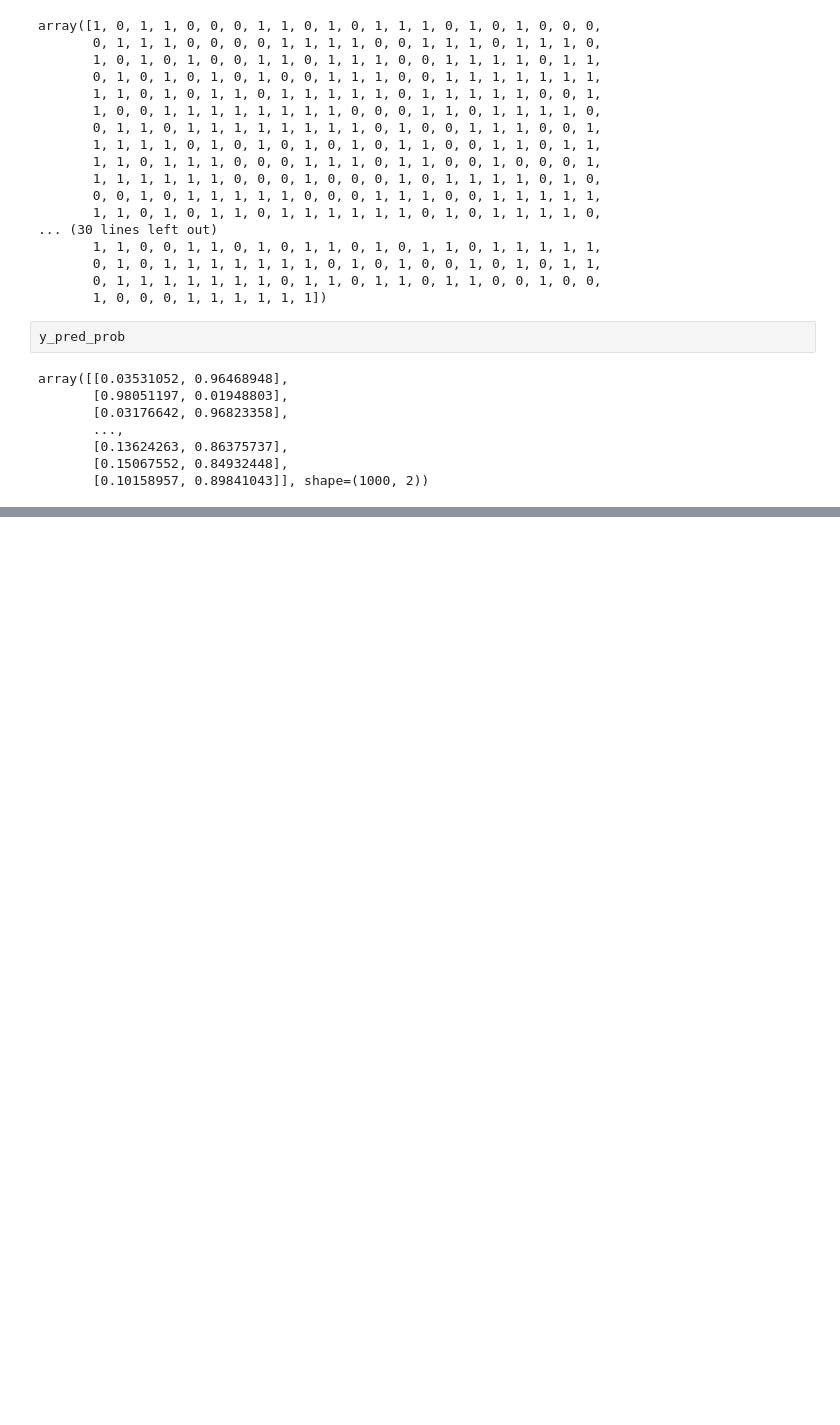
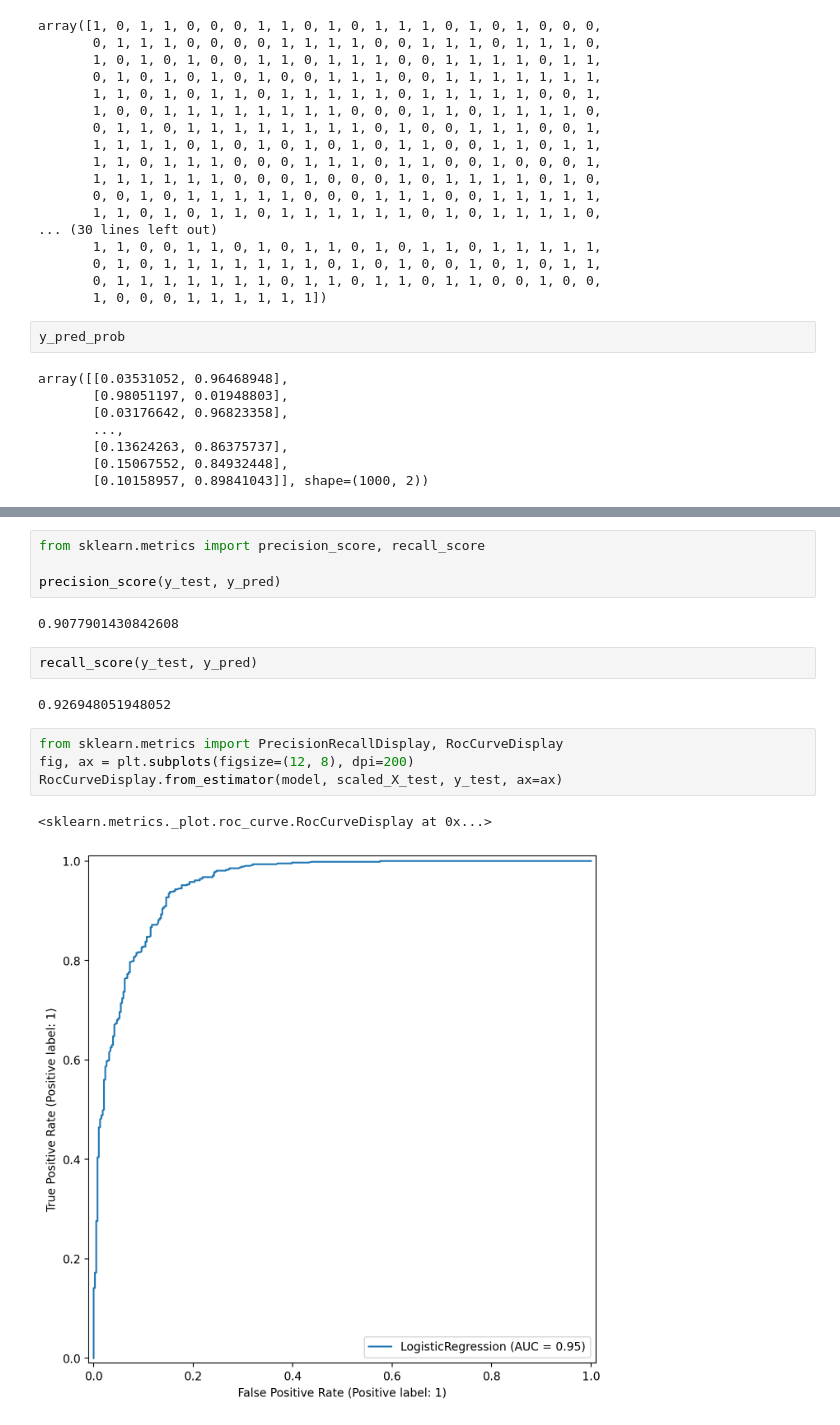
Before and after one commit to fumd03/Logistic-Regression, a Jupyter notebook: main.ipynb, the cells around one changed output, grey strips where cells are left out. Saved outputs shown, nothing was run; the diff lists cells and outputs as text; blank space fills up the shorter version.

```diff
--- a/main.ipynb
+++ b/main.ipynb
@@ -139,0 +172,17 @@ array([[0.03531052, 0.96468948],
+# %%
+from sklearn.metrics import precision_score, recall_score
+
+precision_score(y_test, y_pred)
+# %% [output]
+0.9077901430842608
+# %%
+recall_score(y_test, y_pred)
+# %% [output]
+0.926948051948052
+# %%
+from sklearn.metrics import PrecisionRecallDisplay, RocCurveDisplay
+fig, ax = plt.subplots(figsize=(12, 8), dpi=200)
+RocCurveDisplay.from_estimator(model, scaled_X_test, y_test, ax=ax)
+# %% [output]
+<sklearn.metrics._plot.roc_curve.RocCurveDisplay at 0x...>
+[figure, added]
```
Also changed, not shown: parts of 6 cells of this notebook.
